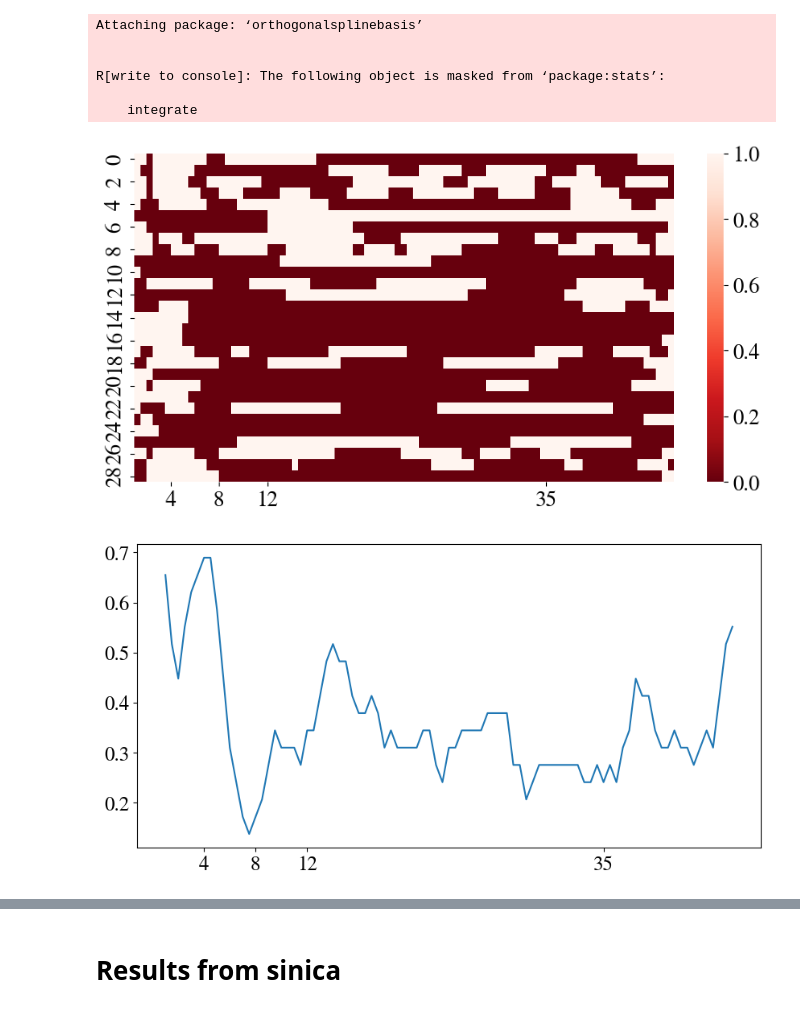
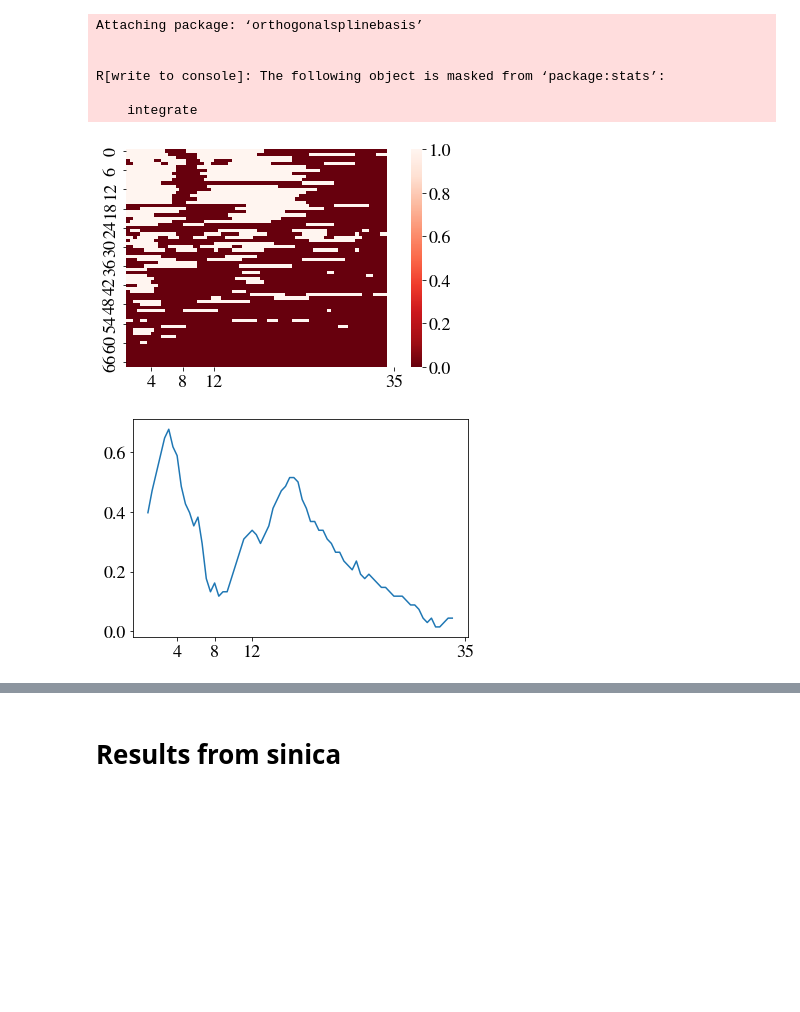
Before and after one commit to JINhuaqing/HDF, a Jupyter notebook: notebooks/real_data/real_data_nlinear_ana.ipynb, the cells around one changed output, grey strips where cells are left out. Saved outputs shown, nothing was run; the diff lists cells and outputs as text; code cells hidden in the pictures; blank space fills up the shorter version.

Commit message:
add code for real data and add features in HDF class

```diff
--- a/notebooks/real_data/real_data_nlinear_ana.ipynb
+++ b/notebooks/real_data/real_data_nlinear_ana.ipynb
@@ -333,6 +365,18 @@ array([14.,  8.,  4., 14.,  4.,  6.,  6.,  4.,  4.,  8.,  8.,  4.,  4.,
+# %%
+sel_Nlams_mse = []
+for roi_ix in range(68):
+    sel_Nlams_mse.append(_Nlam_localmin(errs_arr[roi_ix], Ns, lams))
+sel_Nlams_mse = np.array(sel_Nlams_mse);
+
+#min_idxs = _argmin_last2d(errs_arr);
+#sel_Nlams_mse = np.zeros((68, 2))
+#for roi_ix in range(68):
+#    sel_Nlams_mse[roi_ix, 0] = Ns[min_idxs[0][roi_ix]]
+#    sel_Nlams_mse[roi_ix, 1] = lams[min_idxs[1][roi_ix]]
 # %%
 T_vs = []
 keep_rois = []
+pvals = []
 for roi_ix in trange(68):
     errs = []
     N, lam = sel_Nlams_mse[roi_ix]
@@ -341,7 +385,9 @@ for roi_ix in trange(68):
     hdf_res.verbose=1
     test_res = hdf_res.hypo_test(Cmat=np.eye(1))
     T_vs.append(test_res.T_v.item())
+    pvals.append(test_res.pval)
     keep_rois.append((hdf_res.est_Gam.norm(dim=0) != 0).numpy().astype(int))
 keep_rois = np.array(keep_rois)
 T_vs = np.array(T_vs);
+pvals = np.array(pvals);
 # %% [output]
@@ -397,18 +529,0 @@ sorted_idxs[-1]
-# %%
-roi_sel= sorted_idxs[30]
-psds = all_data.X[:, roi_sel];
-flagad = flagctrl = 0
-for ix, grp in enumerate(grp_idxs):
-    if grp == "AD":
-        if flagad == 0:
-            plt.plot(psds[ix, :40], color="red", label=grp)
-            flagad = 1
-        else:
-            plt.plot(psds[ix, :40], color="red")
-    else:
-        if flagctrl == 0:
-            plt.plot(psds[ix, :40], color="blue", label=grp)
-            flagctrl = 1
-        else:
-            plt.plot(psds[ix, :40], color="blue")
-plt.legend()
@@ -426,7 +538,7 @@ for ix in trange(68):
     roi_sel = sorted_idxs[ix];
     fil = save_dir/f"roi_{roi_sel}-lam_{sel_Nlams_mse[roi_sel, 1]*1000:.0f}-N_{sel_Nlams_mse[roi_sel, 0]:.0f}_fit.pkl"
     hdf_res = load_pkl(fil, verbose=False);
-    basis_mat = hdf_res.obt_bsp(np.linspace(0, 1, 89),
+    basis_mat = hdf_res.obt_bsp(np.linspace(0, 1, hdf_res.data_params.npts),
                 hdf_res.bsp_params.N,
                 hdf_res.bsp_params.basis_ord)
 
@@ -451,15 +563,15 @@ R[write to console]: The following object is masked from ‘package:stats’:
 
     integrate
 # %%
-sns.heatmap(sig_list[:num_sig], cmap="Reds_r")
+sns.heatmap(sig_list[:], cmap="Reds_r")
 plt.xticks(cut_pts, bands_cut.pts);
 # %% [output]
-[figure, old version]
+[figure, new version]
 # %%
-plt.plot(sig_list[:num_sig].mean(axis=0))
+plt.plot(sig_list[:].mean(axis=0))
 plt.xticks(cut_pts, bands_cut.pts);
 # %% [output]
-[figure, old version]
+[figure, new version]
 # %%
 if not RUN_PYTHON_SCRIPT:
     roi_sel = sorted_idxs[0];
```
Also changed, not shown: parts of 68 cells of this notebook, 24 other files.
